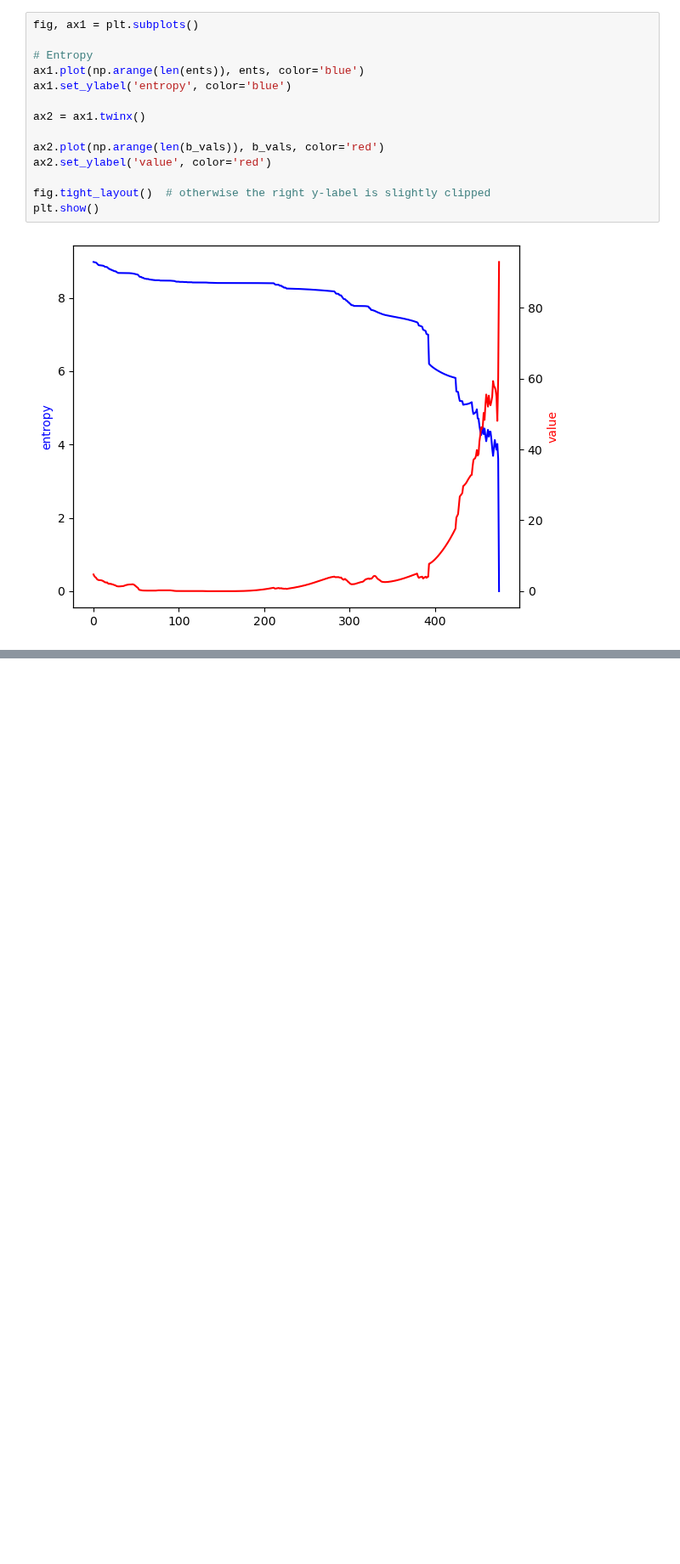
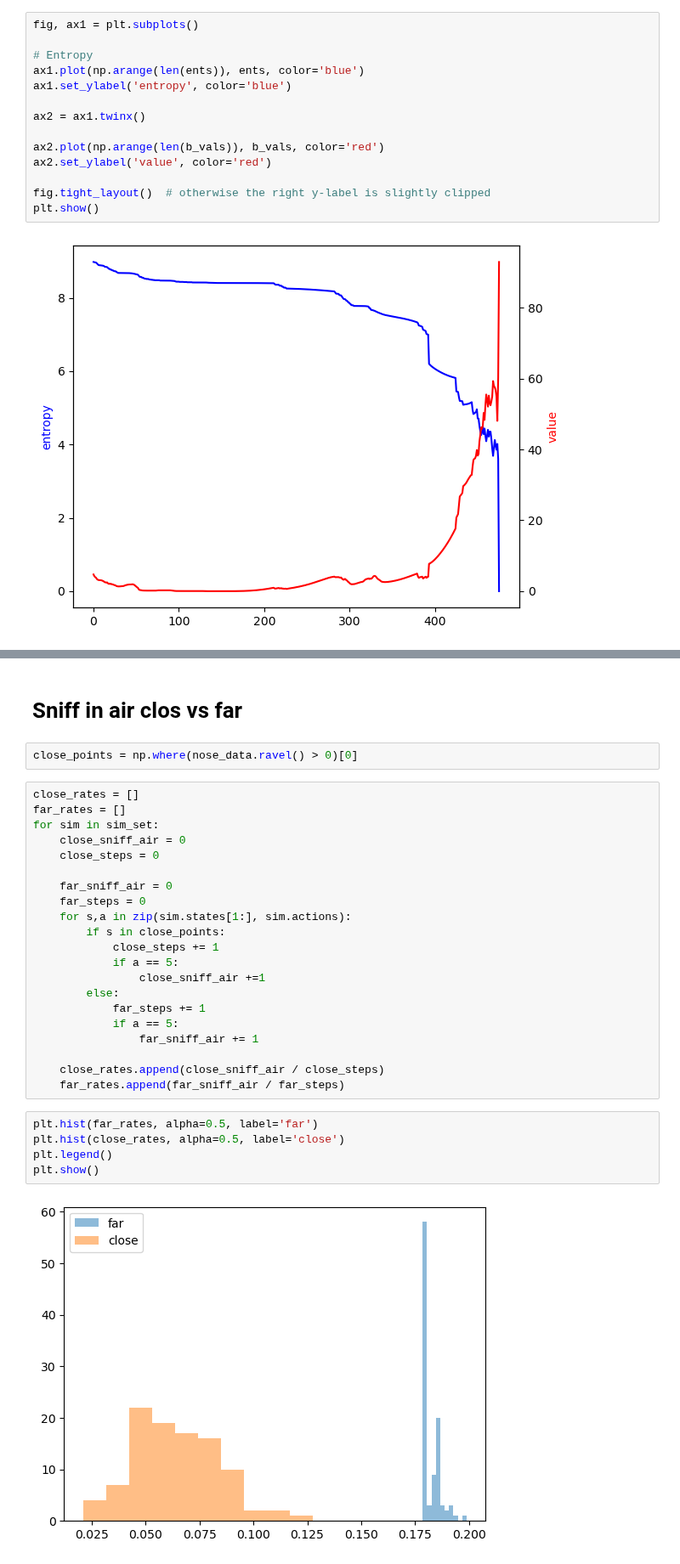
Before and after one commit to PimLb/POMDP_PBVI_Exploration, a Jupyter notebook: Experiments/Olfactory Navigation/Olfactory_Alternation_Paper.ipynb, the cells around one changed output, grey strips where cells are left out. Shown at 85% size. Drawn from its saved outputs; the diff is of its cells as text; blank space fills up the shorter version.

```diff
--- a/Experiments/Olfactory Navigation/Olfactory_Alternation_Paper.ipynb
+++ b/Experiments/Olfactory Navigation/Olfactory_Alternation_Paper.ipynb
@@ -295,0 +306,32 @@ sim_hist.plot_simulation_steps()
+# %% [markdown]
+# Sniff in air clos vs far
+# %%
+close_points = np.where(nose_data.ravel() > 0)[0]
+# %%
+close_rates = []
+far_rates = []
+for sim in sim_set:
+    close_sniff_air = 0
+    close_steps = 0
+
+    far_sniff_air = 0
+    far_steps = 0
+    for s,a in zip(sim.states[1:], sim.actions):
+        if s in close_points:
+            close_steps += 1
+            if a == 5:
+                close_sniff_air +=1
+        else:
+            far_steps += 1
+            if a == 5:
+                far_sniff_air += 1
+
+    close_rates.append(close_sniff_air / close_steps)
+    far_rates.append(far_sniff_air / far_steps)
+# %%
+plt.hist(far_rates, alpha=0.5, label='far')
+plt.hist(close_rates, alpha=0.5, label='close')
+plt.legend()
+plt.show()
+# %% [output]
+[figure, added]
```
Also changed, not shown: parts of 23 cells of this notebook.
